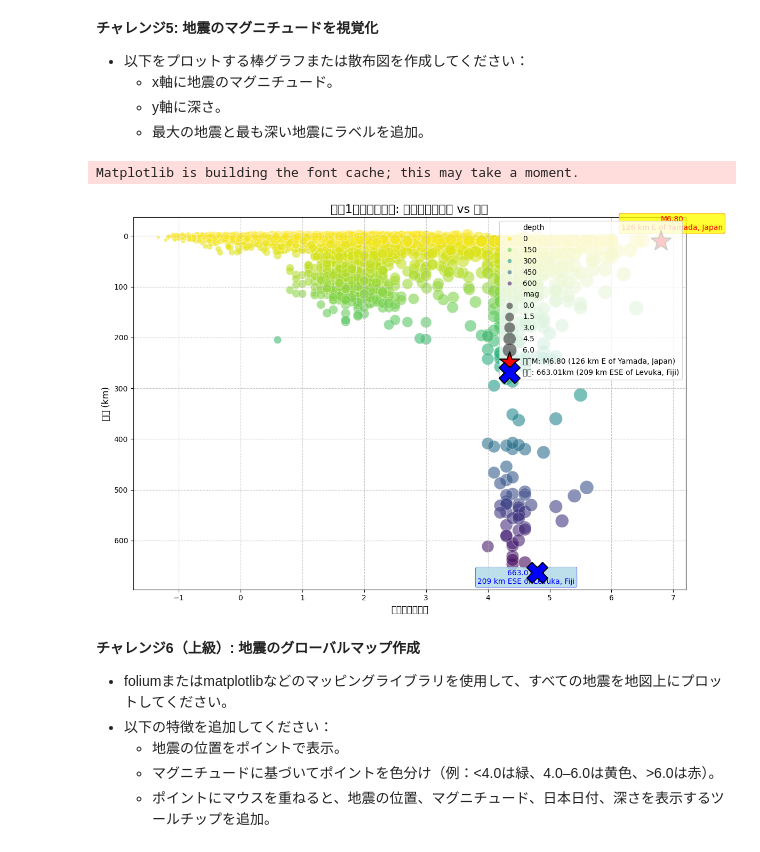
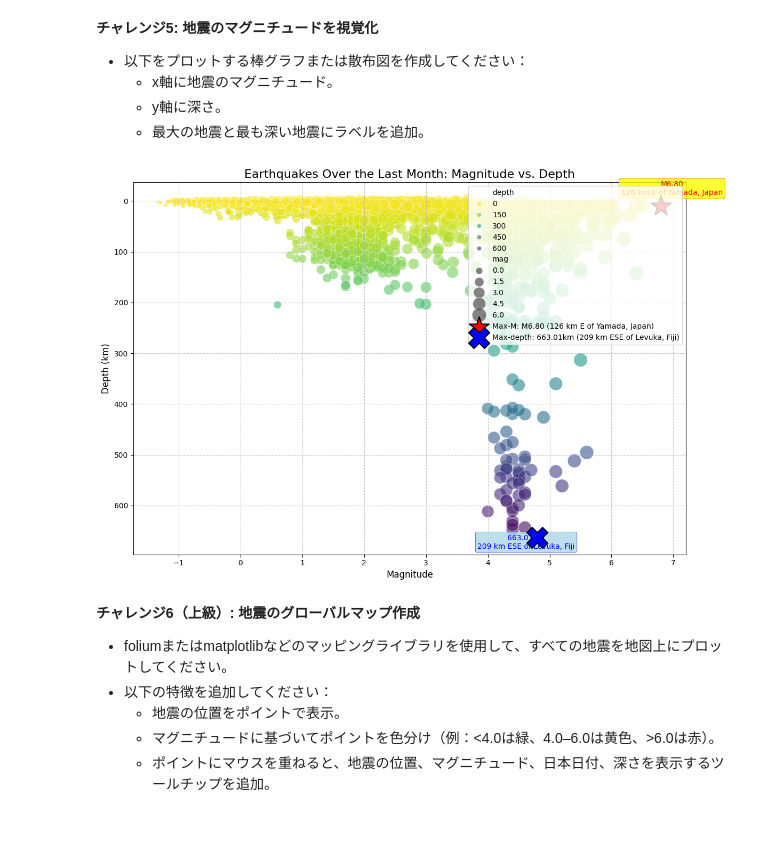
Before and after one commit to uta1008/me, a Jupyter notebook: earthquakes.ipynb, the cells around one changed output. Saved outputs shown, nothing was run; the diff lists cells and outputs as text; code cells hidden in the pictures.

```diff
--- a/earthquakes.ipynb
+++ b/earthquakes.ipynb
@@ -313,6 +313,10 @@ print("------------------------------------------")
     - y軸に深さ。
     - 最大の地震と最も深い地震にラベルを追加。
 # %%
+import matplotlib.pyplot as plt
+import seaborn as sns
+import warnings
+
 import pandas as pd
 import requests
 from io import StringIO
@@ -371,7 +375,7 @@ plt.scatter(
     edgecolor='black',
     linewidth=1.5,
     zorder=5,
-    label=f"最大M: M{max_mag_quake_row['mag']:.2f} ({max_mag_quake_row['place']})"
+    label=f"Max-M: M{max_mag_quake_row['mag']:.2f} ({max_mag_quake_row['place']})"
 )
 plt.annotate(
     f"M{max_mag_quake_row['mag']:.2f}\n{max_mag_quake_row['place']}",
@@ -384,39 +388,38 @@ plt.annotate(
     bbox=dict(boxstyle="round,pad=0.3", fc="yellow", ec="red", lw=0.5, alpha=0.8)
 )
 
 plt.scatter(
     max_depth_quake_row['mag'],
     max_depth_quake_row['depth'],
     color='blue',
     s=800,
     marker='X',
     edgecolor='black',
     linewidth=1.5,
     zorder=5,
-    label=f"最深: {max_depth_quake_row['depth']:.2f}km ({max_depth_quake_row['place']})"
+    label=f"Max-depth: {max_depth_quake_row['depth']:.2f}km ({max_depth_quake_row['place']})"
 )
 plt.annotate(
     f"{max_depth_quake_row['depth']:.2f}km\n{max_depth_quake_row['place']}",
     (max_depth_quake_row['mag'], max_depth_quake_row['depth']),
     textcoords="offset points",
     xytext=(-15, -15),
     ha='center',
     fontsize=10,
     color='blue',
     bbox=dict(boxstyle="round,pad=0.3", fc="lightblue", ec="blue", lw=0.5, alpha=0.8)
 )
 
-plt.title('過去1ヶ月間の地震: マグニチュード vs 深度', fontsize=16)
-plt.xlabel('マグニチュード', fontsize=12)
-plt.ylabel('深度 (km)', fontsize=12)
+plt.title('Earthquakes Over the Last Month: Magnitude vs. Depth', fontsize=16)
+plt.xlabel('Magnitude', fontsize=12)
+plt.ylabel('Depth (km)', fontsize=12)
 plt.gca().invert_yaxis()
 plt.grid(True, linestyle='--', alpha=0.7)
 plt.legend(loc='upper right', fontsize=10)
 plt.tight_layout()
 plt.show()
 # %% [output]
-Matplotlib is building the font cache; this may take a moment.
-[figure, old version]
+[figure, new version]
 # %% [markdown]
 **チャレンジ6（上級）: 地震のグローバルマップ作成**
 
```
